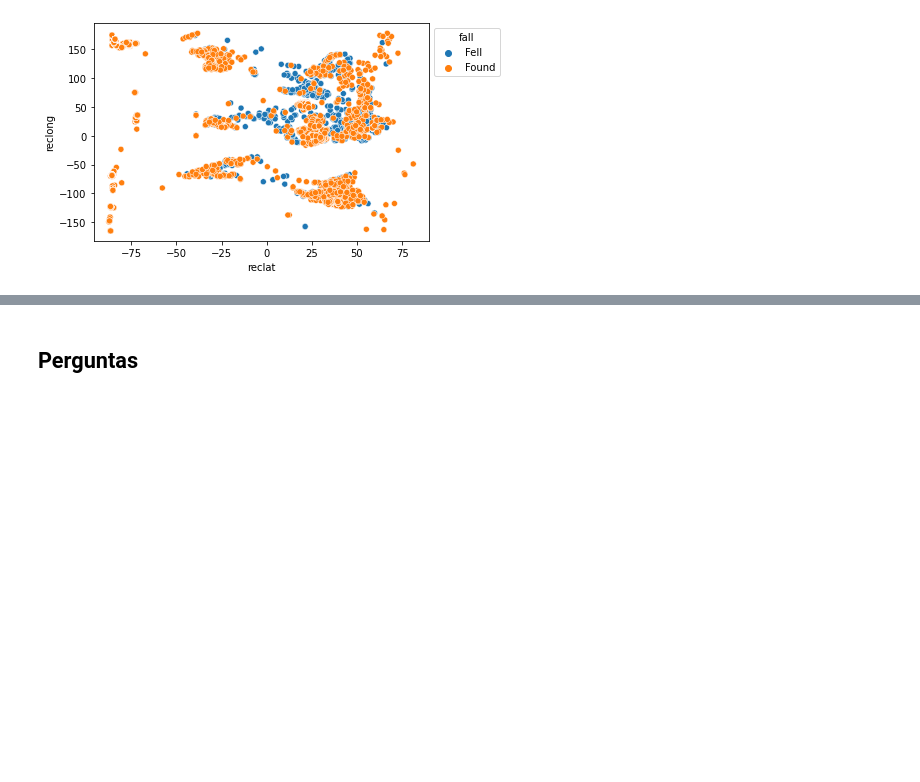
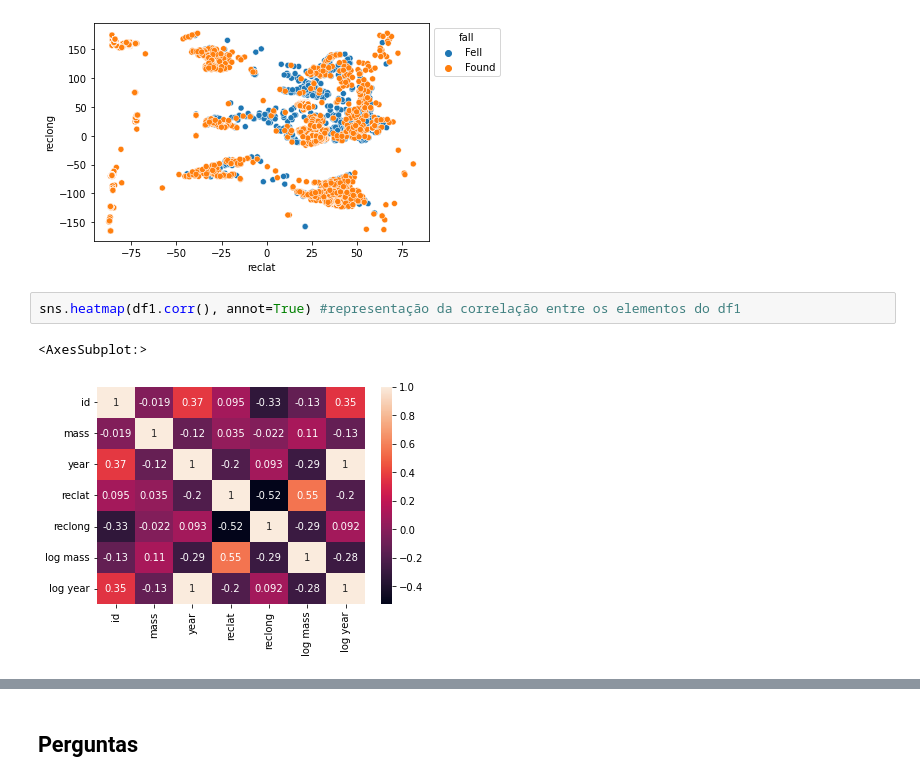
Before and after one commit to biabcaval/Projeto-ICD-analise-meteoros, a Jupyter notebook: relatório_final.ipynb, the cells around one changed output, grey strips where cells are left out. Cells and saved outputs as stored; diff of their text form; blank space fills up the shorter version.

```diff
--- a/relatório_final.ipynb
+++ b/relatório_final.ipynb
@@ -213,3 +213,8 @@ ax = sns.scatterplot(data=df1, x='reclat',y='reclong', hue='fall') # Gráfico ex
 sns.move_legend(ax, "upper left", bbox_to_anchor=(1,1))
 # %% [output]
 [figure]
+# %%
+sns.heatmap(df1.corr(), annot=True) #representação da correlação entre os elementos do df1
+# %% [output]
+<AxesSubplot:>
+[figure, added]
```
Also changed, not shown: parts of 5 cells of this notebook.
